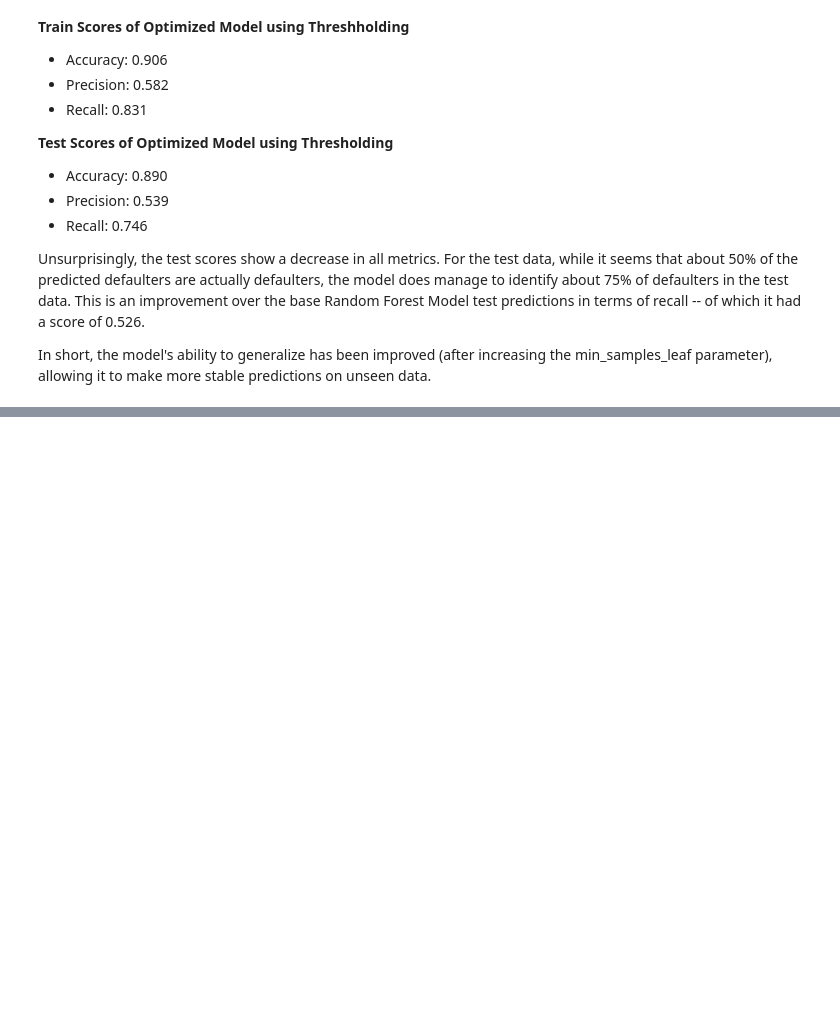
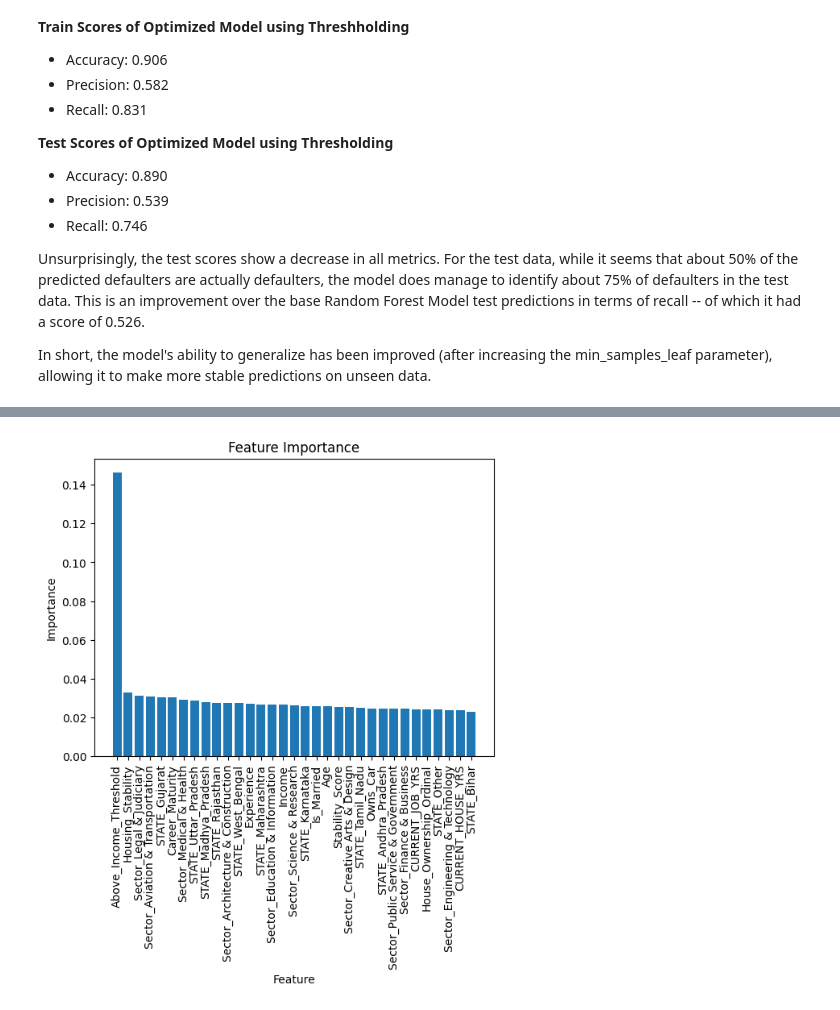
Before and after one commit to BenjaminUy/Predicting-Loan-User-Default-Risk, a Jupyter notebook: notebooks/Model_Development.ipynb, the cells around one changed output, grey strips where cells are left out. Cells and saved outputs as stored; diff of their text form; code cells hidden in the pictures; blank space fills up the shorter version.

```diff
--- a/notebooks/Model_Development.ipynb
+++ b/notebooks/Model_Development.ipynb
@@ -444,0 +484,15 @@ F1 Score: 26.83%
+# %%
+# What are the most important features?
+feature_importances = best_model.feature_importances_
+
+importances_df = pd.DataFrame({'Feature' : X.columns, 'Importance' : feature_importances})
+importances_df.sort_values(by='Importance', ascending=False, inplace=True)
+
+plt.bar(importances_df['Feature'], importances_df['Importance'])
+plt.xticks(rotation=90)
+plt.xlabel('Feature')
+plt.ylabel('Importance')
+plt.title('Feature Importance')
+plt.show()
+# %% [output]
+[figure, added]
```
Also changed, not shown: parts of 12 cells of this notebook.
